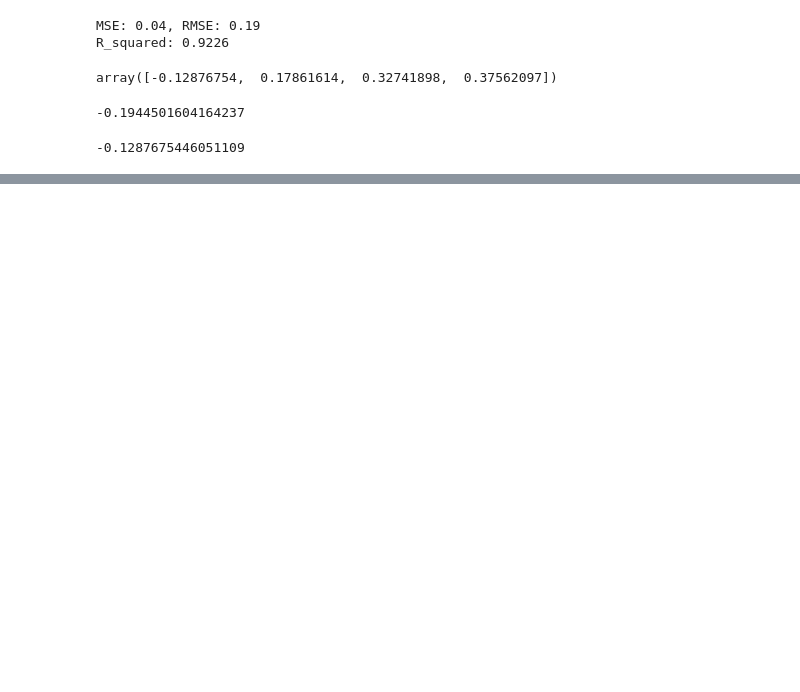
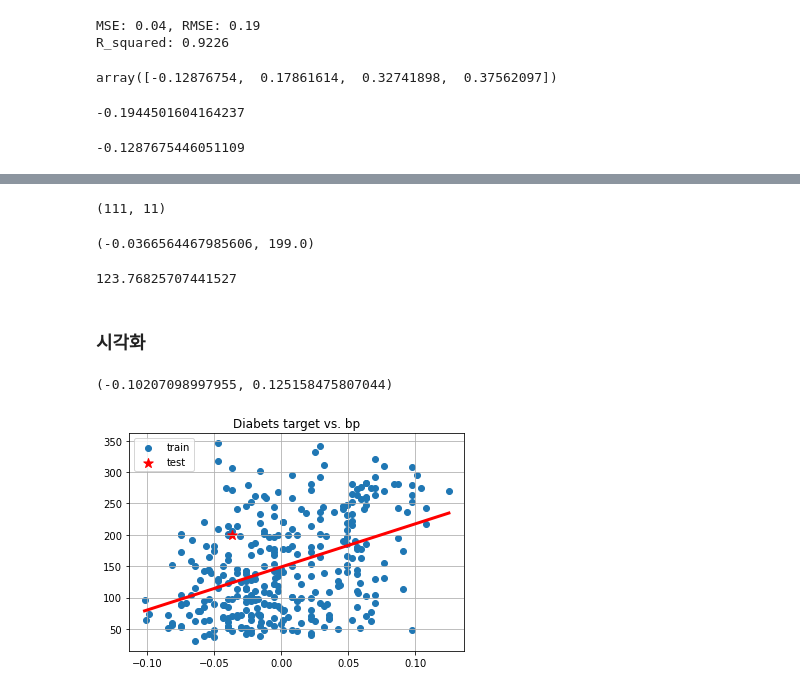
Before and after one commit to yeonhaneul/Python-flask-web-2020, a Jupyter notebook: 04_DataAnalysisModule/bp8_regression/test.ipynb, the cells around one changed output, grey strips where cells are left out. Saved outputs shown, nothing was run; the diff lists cells and outputs as text; code cells hidden in the pictures; blank space fills up the shorter version.

```diff
--- a/04_DataAnalysisModule/bp8_regression/test.ipynb
+++ b/04_DataAnalysisModule/bp8_regression/test.ipynb
@@ -67,0 +101,3 @@ coef[0]*Sepla length + coef[1]*Sepal width + coef[2]*Petal length + coef[3]*targ
+# %%
+df_t = pd.read_csv('../static/data/diabetes_test.csv')
+df_t.head()
@@ -67,0 +111,19 @@ coef[0]*Sepla length + coef[1]*Sepal width + coef[2]*Petal length + coef[3]*targ
+# %%
+df_t.shape
+# %% [output]
+(111, 11)
+# %%
+index = 100
+# %%
+X_test = df_t[feature][index]
+y_test = df_t.target[index]
+X_test, y_test
+# %% [output]
+(-0.0366564467985606, 199.0)
+# %%
+pred = X_test * weight[0] + bias
+pred
+# %% [output]
+123.76825707441527
+# %% [markdown]
+### 시각화
@@ -67,0 +133,17 @@ coef[0]*Sepla length + coef[1]*Sepal width + coef[2]*Petal length + coef[3]*targ
+# %%
+np.min(X), np.max(X)
+# %% [output]
+(-0.10207098997955, 0.125158475807044)
+# %%
+y_min = np.min(X) * weight[0] + bias
+y_max = np.max(X) * weight[0] + bias
+# %%
+plt.scatter(X, y, label='train')
+plt.plot([np.min(X), np.max(X)], [y_min, y_max], 'r', lw=3)
+plt.scatter([X_test], [y_test], c='r', marker='*', s=100, label='test')
+plt.grid()
+plt.legend()
+plt.title(f'Diabets target vs. {feature}')
+plt.show()
+# %% [output]
+[figure, added]
```
Also changed, not shown: parts of 22 cells of this notebook, 7 other files.
